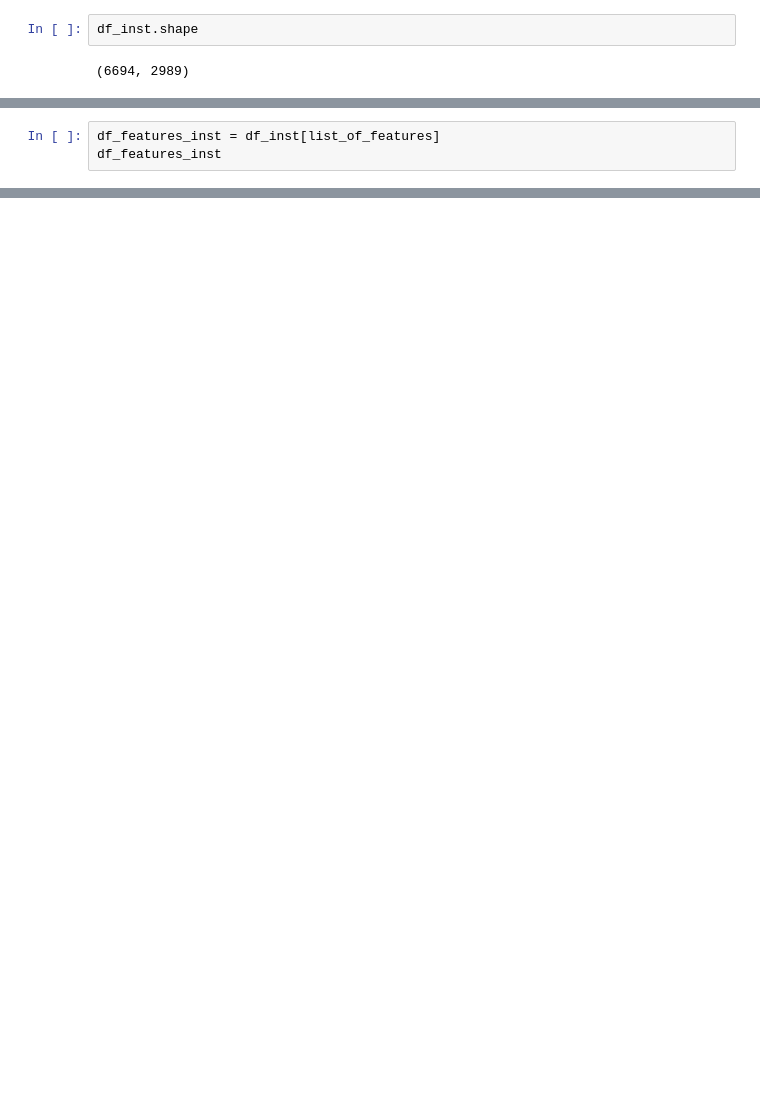
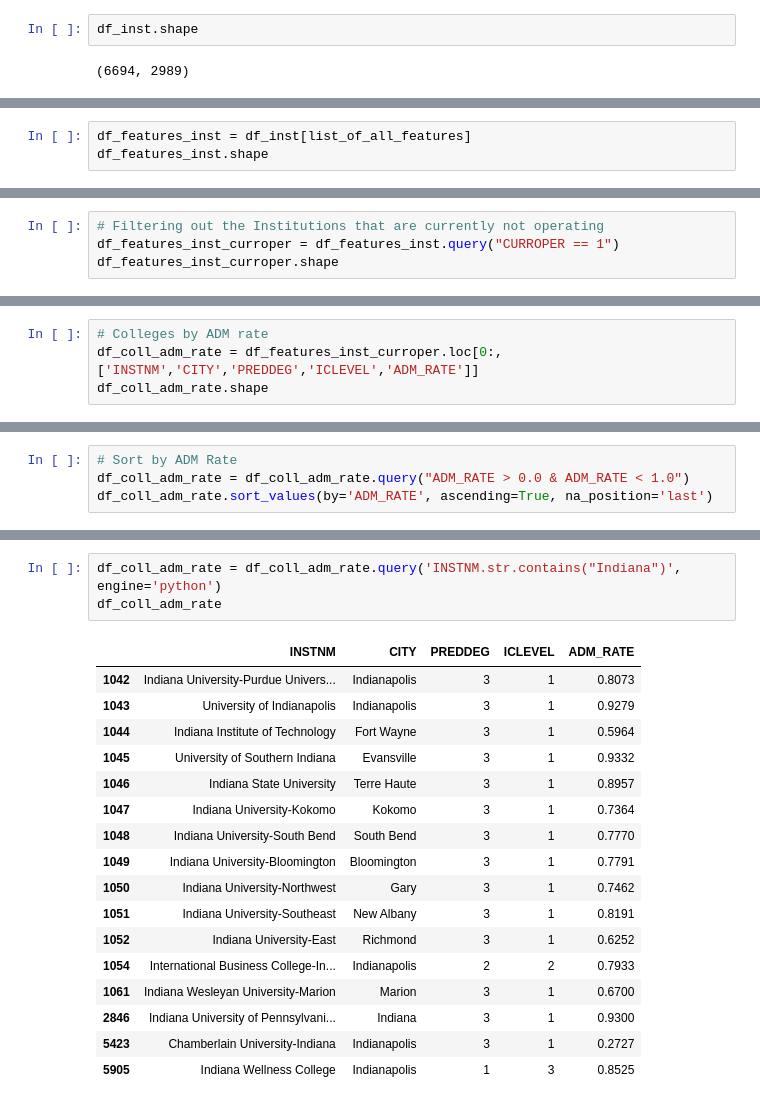
Before and after one commit to samantoz/dsc680-applied-datascience, a Jupyter notebook: Project-2/inst_data_analysis.ipynb, the cells around one changed output, grey strips where cells are left out. Saved outputs shown, nothing was run; the diff lists cells and outputs as text; blank space fills up the shorter version.

```diff
--- a/Project-2/inst_data_analysis.ipynb
+++ b/Project-2/inst_data_analysis.ipynb
@@ -60,4 +63,4 @@ df_inst.shape
 # %%
-df_features_inst = df_inst[list_of_features]
-df_features_inst
+df_features_inst = df_inst[list_of_all_features]
+df_features_inst.shape
 # %% [output]
@@ -76,0 +88,4 @@ df_features_inst
+# %%
+# Filtering out the Institutions that are currently not operating
+df_features_inst_curroper = df_features_inst.query("CURROPER == 1")
+df_features_inst_curroper.shape
@@ -76,0 +94,4 @@ df_features_inst
+# %%
+# Colleges by ADM rate
+df_coll_adm_rate = df_features_inst_curroper.loc[0:,['INSTNM','CITY','PREDDEG','ICLEVEL','ADM_RATE']]
+df_coll_adm_rate.shape
@@ -76,0 +116,4 @@ df_features_inst
+# %%
+# Sort by ADM Rate
+df_coll_adm_rate = df_coll_adm_rate.query("ADM_RATE > 0.0 & ADM_RATE < 1.0")
+df_coll_adm_rate.sort_values(by='ADM_RATE', ascending=True, na_position='last')
@@ -76,0 +134,21 @@ df_features_inst
+# %%
+df_coll_adm_rate = df_coll_adm_rate.query('INSTNM.str.contains("Indiana")', engine='python')
+df_coll_adm_rate
+# %% [output]
+|  | INSTNM | CITY | PREDDEG | ICLEVEL | ADM_RATE |
+| 1042 | Indiana University-Purdue Univers... | Indianapolis | 3 | 1 | 0.8073 |
+| 1043 | University of Indianapolis | Indianapolis | 3 | 1 | 0.9279 |
+| 1044 | Indiana Institute of Technology | Fort Wayne | 3 | 1 | 0.5964 |
+| 1045 | University of Southern Indiana | Evansville | 3 | 1 | 0.9332 |
+| 1046 | Indiana State University | Terre Haute | 3 | 1 | 0.8957 |
+| 1047 | Indiana University-Kokomo | Kokomo | 3 | 1 | 0.7364 |
+| 1048 | Indiana University-South Bend | South Bend | 3 | 1 | 0.7770 |
+| 1049 | Indiana University-Bloomington | Bloomington | 3 | 1 | 0.7791 |
+| 1050 | Indiana University-Northwest | Gary | 3 | 1 | 0.7462 |
+| 1051 | Indiana University-Southeast | New Albany | 3 | 1 | 0.8191 |
+| 1052 | Indiana University-East | Richmond | 3 | 1 | 0.6252 |
+| 1054 | International Business College-In... | Indianapolis | 2 | 2 | 0.7933 |
+| 1061 | Indiana Wesleyan University-Marion | Marion | 3 | 1 | 0.6700 |
+| 2846 | Indiana University of Pennsylvani... | Indiana | 3 | 1 | 0.9300 |
+| 5423 | Chamberlain University-Indiana | Indianapolis | 3 | 1 | 0.2727 |
+| 5905 | Indiana Wellness College | Indianapolis | 1 | 3 | 0.8525 |
```
Also changed, not shown: parts of 16 cells of this notebook, 4 other files.
